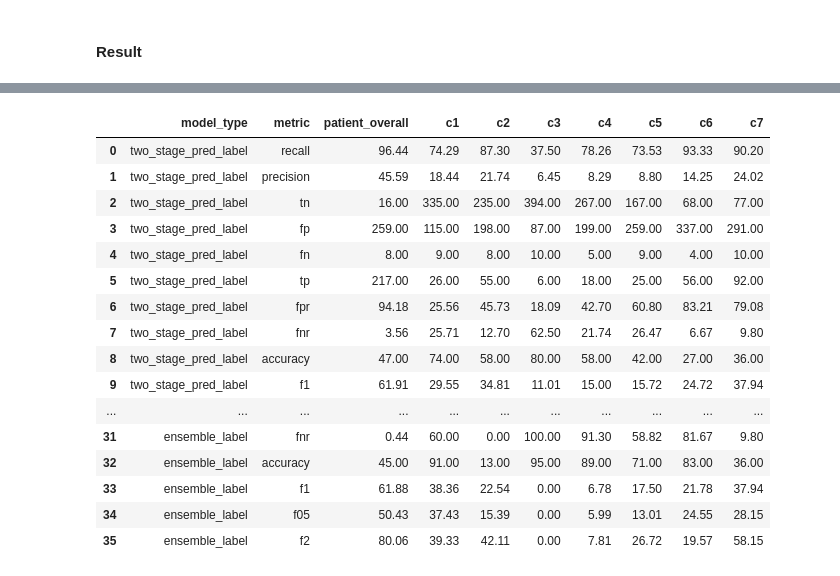
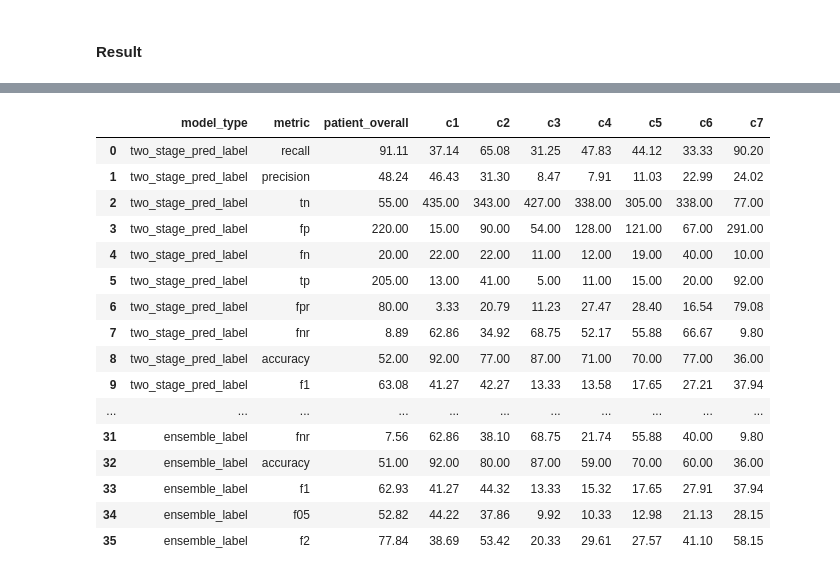
Before and after one commit to janehung04/UCB-w210-2022-fall-neckfrac, a Jupyter notebook: post_processing_ensemble_f1.ipynb, the cells around one changed output, grey strips where cells are left out. Cells and saved outputs as stored; diff of their text form; code cells hidden in the pictures.

Commit message:
ensemble f1 f2

```diff
--- a/post_processing_ensemble.ipynb
+++ b/post_processing_ensemble_f1.ipynb
@@ -419,7 +442,8 @@ overall_infer_train_overall
 # %%
 overall_infer_train_full = pd.concat([overall_infer_train_overall,
-                                      overall_infer_train[['StudyInstanceUID', 'label','two_stage_pred_label','effnet_pred_label','two_stage_70_label',
-                                                       'two_stage_75_label','two_stage_80_label','two_stage_85_label',
+                                      overall_infer_train[['StudyInstanceUID', 'label','two_stage_pred_label','effnet_pred_label',
+                                                        'two_stage_50_label','two_stage_60_label',
+                                                       'two_stage_70_label','two_stage_80_label','two_stage_85_label',
                                                        'two_stage_90_label','two_stage_95_label','prediction_type']]])
 overall_infer_train_full
 # %% [output]
@@ -453,20 +475,20 @@ c6 = []
 c7 = []
 
 vertebrae = ['patient_overall', 'C1', 'C2', 'C3', 'C4', 'C5', 'C6', 'C7']
-label = ['two_stage_pred_label','effnet_pred_label','two_stage_70_label','two_stage_75_label',
+label = ['two_stage_pred_label','effnet_pred_label','two_stage_50_label','two_stage_60_label','two_stage_70_label',
          'two_stage_80_label','two_stage_85_label','two_stage_90_label','two_stage_95_label']
 metric_name = ['recall', 'precision', 'tn', 'fp', 'fn', 'tp', 'fpr', 'fnr', 'accuracy', 'f1', 'f05', 'f2']
 
 for j in label:
 
-    metric_value_overall = define_eval_metrics(overall_infer_train_fill[overall_infer_train_fill['prediction_type']=='patient_overall'],'label', j)
-    metric_value_c1 = define_eval_metrics(overall_infer_train_fill[overall_infer_train_fill['prediction_type']=='C1'],'label', j)
-    metric_value_c2 = define_eval_metrics(overall_infer_train_fill[overall_infer_train_fill['prediction_type']=='C2'],'label', j)
-    metric_value_c3 = define_eval_metrics(overall_infer_train_fill[overall_infer_train_fill['prediction_type']=='C3'],'label', j)
-    metric_value_c4 = define_eval_metrics(overall_infer_train_fill[overall_infer_train_fill['prediction_type']=='C4'],'label', j)
-    metric_value_c5 = define_eval_metrics(overall_infer_train_fill[overall_infer_train_fill['prediction_type']=='C5'],'label', j)
-    metric_value_c6 = define_eval_metrics(overall_infer_train_fill[overall_infer_train_fill['prediction_type']=='C6'],'label', j)
-    metric_value_c7 = define_eval_metrics(overall_infer_train_fill[overall_infer_train_fill['prediction_type']=='C7'],'label', j)
+    metric_value_overall = define_eval_metrics(overall_infer_train_full[overall_infer_train_full['prediction_type']=='patient_overall'],'label', j)
+    metric_value_c1 = define_eval_metrics(overall_infer_train_full[overall_infer_train_full['prediction_type']=='C1'],'label', j)
+    metric_value_c2 = define_eval_metrics(overall_infer_train_full[overall_infer_train_full['prediction_type']=='C2'],'label', j)
+    metric_value_c3 = define_eval_metrics(overall_infer_train_full[overall_infer_train_full['prediction_type']=='C3'],'label', j)
+    metric_value_c4 = define_eval_metrics(overall_infer_train_full[overall_infer_train_full['prediction_type']=='C4'],'label', j)
+    metric_value_c5 = define_eval_metrics(overall_infer_train_full[overall_infer_train_full['prediction_type']=='C5'],'label', j)
+    metric_value_c6 = define_eval_metrics(overall_infer_train_full[overall_infer_train_full['prediction_type']=='C6'],'label', j)
+    metric_value_c7 = define_eval_metrics(overall_infer_train_full[overall_infer_train_full['prediction_type']=='C7'],'label', j)
 
     for m in range(12):
         model_type.append(j)
@@ -504,8 +526,8 @@ df_metric.to_csv('df_metric.csv', index=False)
 ## Best weight According to df_metric
 # %%
 best_weight = pd.DataFrame(dict(prediction_type = ['C1', 'C2', 'C3', 'C4', 'C5', 'C6', 'C7'],
-                                two_stage_weight = [0.85,0.9,0.85,0.85,0.9,0.8,1],
-                                ensemble_threshold = [0.43,0.1,0.48,0.37,0.35,0.51,0.42]))
+                                two_stage_weight = [1,0.7,0.95,0.8,1,0.8,1],
+                                ensemble_threshold = [0.47,0.47,0.3,0.19,0.3,0.36,0.42]))
 best_weight
 # %% [output]
 |  | prediction_type | two_stage_weight | ensemble_threshold |
@@ -521,9 +543,17 @@ best_weight
 # %%
 def ensemble(df):
     best_weight = pd.DataFrame(dict(prediction_type = [ 'C1', 'C2', 'C3', 'C4', 'C5', 'C6', 'C7'],
-                                    two_stage_weight = [0.85,0.9,0.85,0.85,0.9,0.8,1],
-                                   ensemble_threshold = [0.43,0.1,0.48,0.37,0.35,0.51,0.42]))
+                                    two_stage_weight = [1,0.7,0.95,0.8,1,0.8,1],
+                                   ensemble_threshold =[0.47,0.47,0.3,0.19,0.3,0.36,0.42]))
 
+    threshold = pd.DataFrame({'prediction_type': ['C1', 'C2', 'C3', 'C4', 'C5', 'C6', 'C7'],
+              'two_stage_threshold': [0.47, 0.47, 0.30,0.19,0.30,0.5,0.42],
+              'effnet_threshold': [0.33, 0.39, 0.13,0.28,0.44,0.05,0.19],
+                 })
+    df = df.drop(columns=['two_stage_threshold', 'effnet_threshold'])
+    df = df.merge(threshold, how='inner', left_on = 'prediction_type', right_on = 'prediction_type')
+
+   # print(df)
 
     df['two_stage_pred_label'] = np.where(df['two_stage_pred']>=df['two_stage_threshold'],1,0)
     df['effnet_pred_label'] = np.where(df['effnet_pred']>=df['effnet_threshold'],1,0)
@@ -653,22 +683,22 @@ eval_test
 # %%
 eval_overall = ensemble_eval(ensemble_overall)
-eval_overall.to_csv('ensemble_eval_overall.csv', index=False)
+eval_overall.to_csv('ensemble_eval_overall_f1.csv', index=False)
 eval_overall
 # %% [output]
 |  | model_type | metric | patient_overall | c1 | c2 | c3 | c4 | c5 | c6 | c7 |
-| 0 | two_stage_pred_label | recall | 96.44 | 74.29 | 87.30 | 37.50 | 78.26 | 73.53 | 93.33 | 90.20 |
-| 1 | two_stage_pred_label | precision | 45.59 | 18.44 | 21.74 | 6.45 | 8.29 | 8.80 | 14.25 | 24.02 |
-| 2 | two_stage_pred_label | tn | 16.00 | 335.00 | 235.00 | 394.00 | 267.00 | 167.00 | 68.00 | 77.00 |
-| 3 | two_stage_pred_label | fp | 259.00 | 115.00 | 198.00 | 87.00 | 199.00 | 259.00 | 337.00 | 291.00 |
-| 4 | two_stage_pred_label | fn | 8.00 | 9.00 | 8.00 | 10.00 | 5.00 | 9.00 | 4.00 | 10.00 |
-| 5 | two_stage_pred_label | tp | 217.00 | 26.00 | 55.00 | 6.00 | 18.00 | 25.00 | 56.00 | 92.00 |
-| 6 | two_stage_pred_label | fpr | 94.18 | 25.56 | 45.73 | 18.09 | 42.70 | 60.80 | 83.21 | 79.08 |
-| 7 | two_stage_pred_label | fnr | 3.56 | 25.71 | 12.70 | 62.50 | 21.74 | 26.47 | 6.67 | 9.80 |
-| 8 | two_stage_pred_label | accuracy | 47.00 | 74.00 | 58.00 | 80.00 | 58.00 | 42.00 | 27.00 | 36.00 |
-| 9 | two_stage_pred_label | f1 | 61.91 | 29.55 | 34.81 | 11.01 | 15.00 | 15.72 | 24.72 | 37.94 |
+| 0 | two_stage_pred_label | recall | 91.11 | 37.14 | 65.08 | 31.25 | 47.83 | 44.12 | 33.33 | 90.20 |
+| 1 | two_stage_pred_label | precision | 48.24 | 46.43 | 31.30 | 8.47 | 7.91 | 11.03 | 22.99 | 24.02 |
+| 2 | two_stage_pred_label | tn | 55.00 | 435.00 | 343.00 | 427.00 | 338.00 | 305.00 | 338.00 | 77.00 |
+| 3 | two_stage_pred_label | fp | 220.00 | 15.00 | 90.00 | 54.00 | 128.00 | 121.00 | 67.00 | 291.00 |
+| 4 | two_stage_pred_label | fn | 20.00 | 22.00 | 22.00 | 11.00 | 12.00 | 19.00 | 40.00 | 10.00 |
+| 5 | two_stage_pred_label | tp | 205.00 | 13.00 | 41.00 | 5.00 | 11.00 | 15.00 | 20.00 | 92.00 |
+| 6 | two_stage_pred_label | fpr | 80.00 | 3.33 | 20.79 | 11.23 | 27.47 | 28.40 | 16.54 | 79.08 |
+| 7 | two_stage_pred_label | fnr | 8.89 | 62.86 | 34.92 | 68.75 | 52.17 | 55.88 | 66.67 | 9.80 |
+| 8 | two_stage_pred_label | accuracy | 52.00 | 92.00 | 77.00 | 87.00 | 71.00 | 70.00 | 77.00 | 36.00 |
+| 9 | two_stage_pred_label | f1 | 63.08 | 41.27 | 42.27 | 13.33 | 13.58 | 17.65 | 27.21 | 37.94 |
 | ... | ... | ... | ... | ... | ... | ... | ... | ... | ... | ... |
-| 31 | ensemble_label | fnr | 0.44 | 60.00 | 0.00 | 100.00 | 91.30 | 58.82 | 81.67 | 9.80 |
-| 32 | ensemble_label | accuracy | 45.00 | 91.00 | 13.00 | 95.00 | 89.00 | 71.00 | 83.00 | 36.00 |
-| 33 | ensemble_label | f1 | 61.88 | 38.36 | 22.54 | 0.00 | 6.78 | 17.50 | 21.78 | 37.94 |
-| 34 | ensemble_label | f05 | 50.43 | 37.43 | 15.39 | 0.00 | 5.99 | 13.01 | 24.55 | 28.15 |
-| 35 | ensemble_label | f2 | 80.06 | 39.33 | 42.11 | 0.00 | 7.81 | 26.72 | 19.57 | 58.15 |
+| 31 | ensemble_label | fnr | 7.56 | 62.86 | 38.10 | 68.75 | 21.74 | 55.88 | 40.00 | 9.80 |
+| 32 | ensemble_label | accuracy | 51.00 | 92.00 | 80.00 | 87.00 | 59.00 | 70.00 | 60.00 | 36.00 |
+| 33 | ensemble_label | f1 | 62.93 | 41.27 | 44.32 | 13.33 | 15.32 | 17.65 | 27.91 | 37.94 |
+| 34 | ensemble_label | f05 | 52.82 | 44.22 | 37.86 | 9.92 | 10.33 | 12.98 | 21.13 | 28.15 |
+| 35 | ensemble_label | f2 | 77.84 | 38.69 | 53.42 | 20.33 | 29.61 | 27.57 | 41.10 | 58.15 |
```
Also changed, not shown: parts of 17 cells of this notebook, 1 other file.
